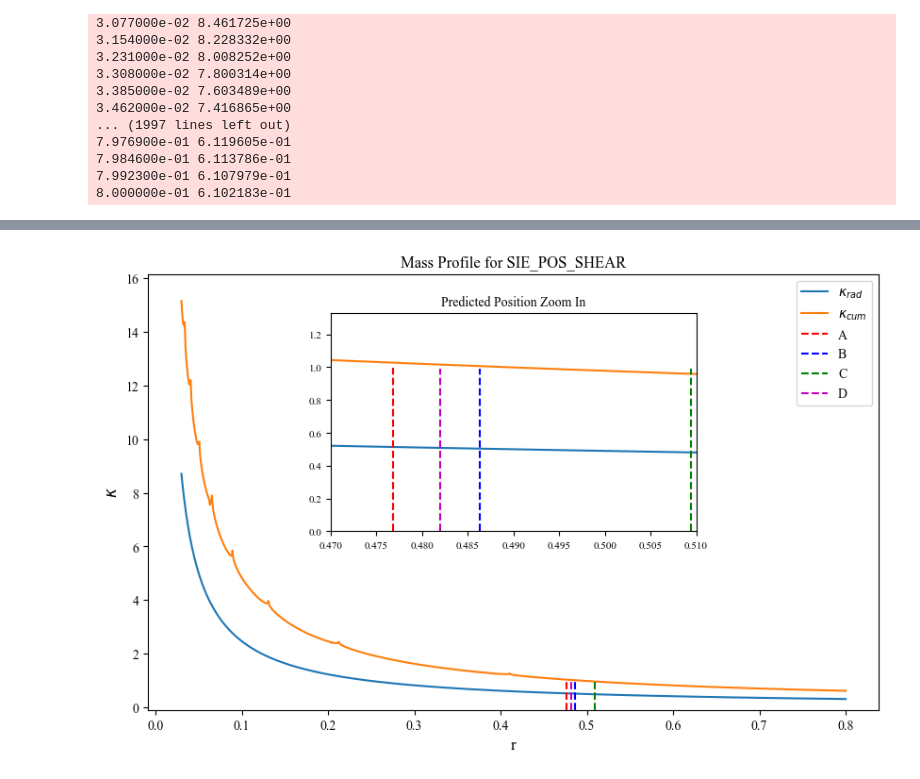
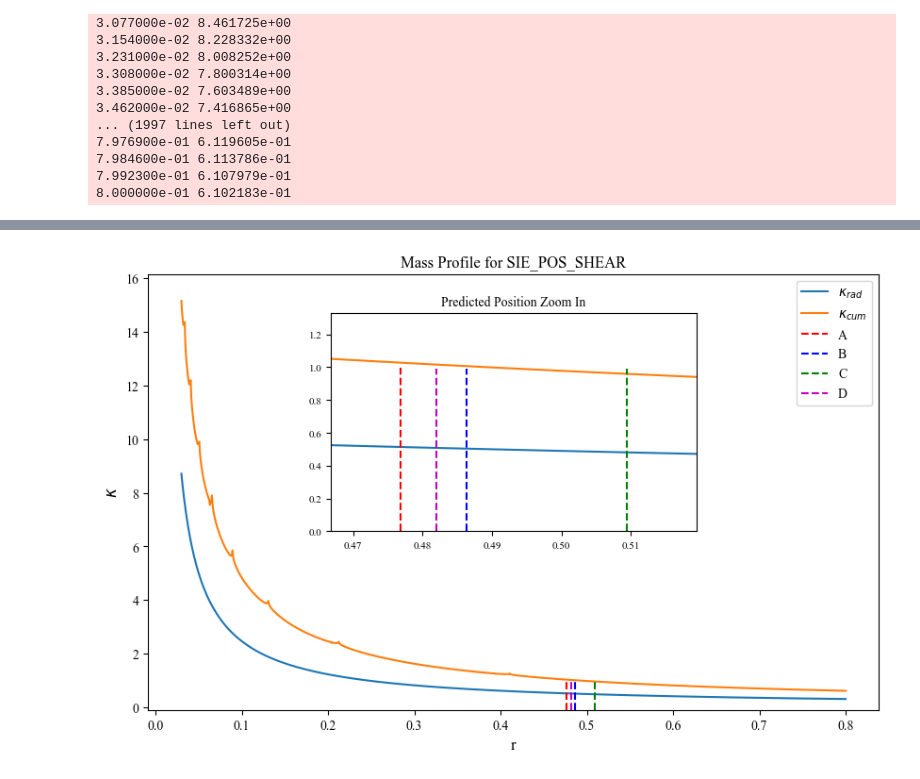
Before and after one commit to romms921/IllustrisTNG-Lens-Modelling, a Jupyter notebook: mass_profile_shear.ipynb, the cells around one changed output, grey strips where cells are left out. Cells and saved outputs as stored; diff of their text form; code cells hidden in the pictures.

```diff
--- a/mass_profile_shear.ipynb
+++ b/mass_profile_shear.ipynb
@@ -163,5 +163,9 @@ pred = pd.read_fwf(pred_file, sep=' ', header=None, skiprows=1, names=pred_colum
 pred_rad = np.sqrt((pred['x'] - x_cent)**2 + (pred['y'] - y_cent)**2)
 pred['rad'] = pred_rad
 pred
+
+
+inset_x_lim_l = min(pred['rad']) - 0.01
+inset_x_lim_u = max(pred['rad']) + 0.01
 # %% [output]
 20.8208 20.77732
@@ -189,32 +188,32 @@ inset_percent_height = [ph + 0.68 for ph in percent_height]
 # %%
 plt.figure(figsize=(10, 6))
 plt.plot(data['r'], data['kappa'], label='$\kappa _{rad}$')
 plt.plot(data2['r'], data2['kappa'], label='$\kappa _{cum}$')
 plt.axvline(x=pred['rad'][0], color='r', linestyle='--', label='A', ymax=percent_height[0], ymin=0)
 plt.axvline(x=pred['rad'][1], color='b', linestyle='--', label='B', ymax=percent_height[1], ymin=0)
 plt.axvline(x=pred['rad'][2], color='g', linestyle='--', label='C', ymax=percent_height[2], ymin=0)
 plt.axvline(x=pred['rad'][3], color='m', linestyle='--', label='D', ymax=percent_height[3], ymin=0)
 plt.xlabel('r', fontsize=12)
 plt.ylabel('$\kappa$', fontsize=12)
 plt.title('Mass Profile for ' + model_ver)
 plt.ylim(-0.1, max(data2['kappa']) + 1)
 plt.legend()
 
 # Add inset plot
 ax_inset = inset_axes(plt.gca(), width="50%", height="50%", loc="upper center", borderpad=3)
 ax_inset.plot(data['r'], data['kappa'], label='$\kappa _{rad}$')
 ax_inset.plot(data2['r'], data2['kappa'], label='$\kappa _{cum}$')
-ax_inset.set_xlim(0.47, 0.51)  # Adjust the x-axis range for the inset
+ax_inset.set_xlim(inset_x_lim_l, inset_x_lim_u)  # Adjust the x-axis range for the inset
 ax_inset.set_ylim(0, max(kap_pred) + 0.3)  # Adjust the y-axis range for the inset
 ax_inset.axvline(x=pred['rad'][0], color='r', linestyle='--', label='A', ymax=inset_percent_height[0], ymin=0)
 ax_inset.axvline(x=pred['rad'][1], color='b', linestyle='--', label='C', ymax=inset_percent_height[1], ymin=0)
 ax_inset.axvline(x=pred['rad'][2], color='g', linestyle='--', label='B', ymax=inset_percent_height[2], ymin=0)
 ax_inset.axvline(x=pred['rad'][3], color='m', linestyle='--', label='D', ymax=inset_percent_height[3], ymin=0)
 ax_inset.set_title('Predicted Position Zoom In', fontsize=10)
 ax_inset.tick_params(axis='both', which='major', labelsize=8)
 
 plt.show()
 # %% [output]
-[figure, old version]
+[figure, new version]
 # %%
 # Shear Plots
```
Also changed, not shown: parts of 1 cell of this notebook.
